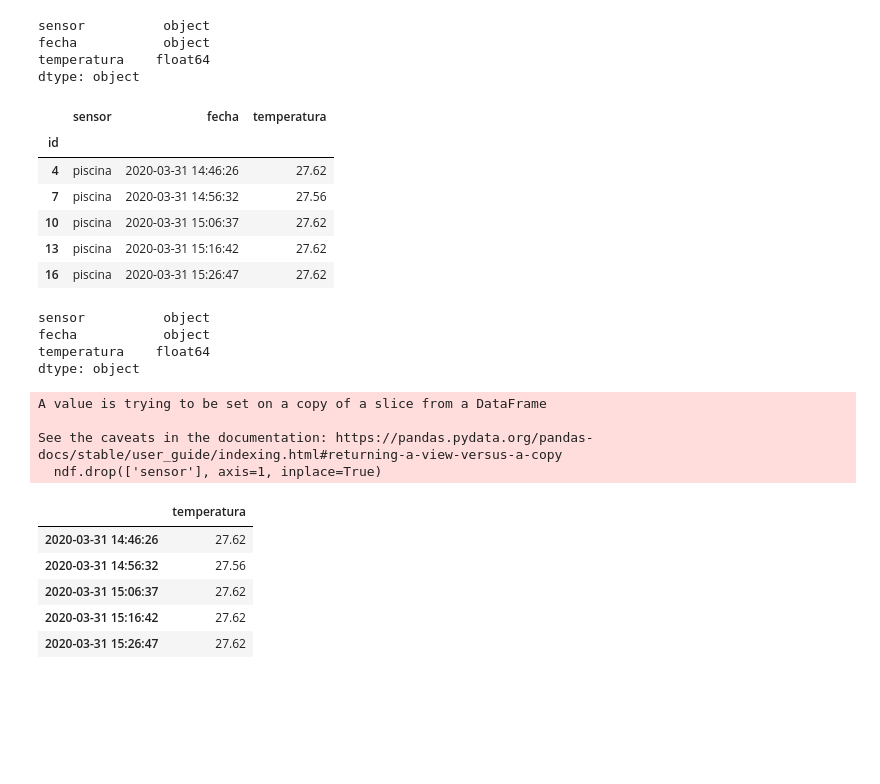
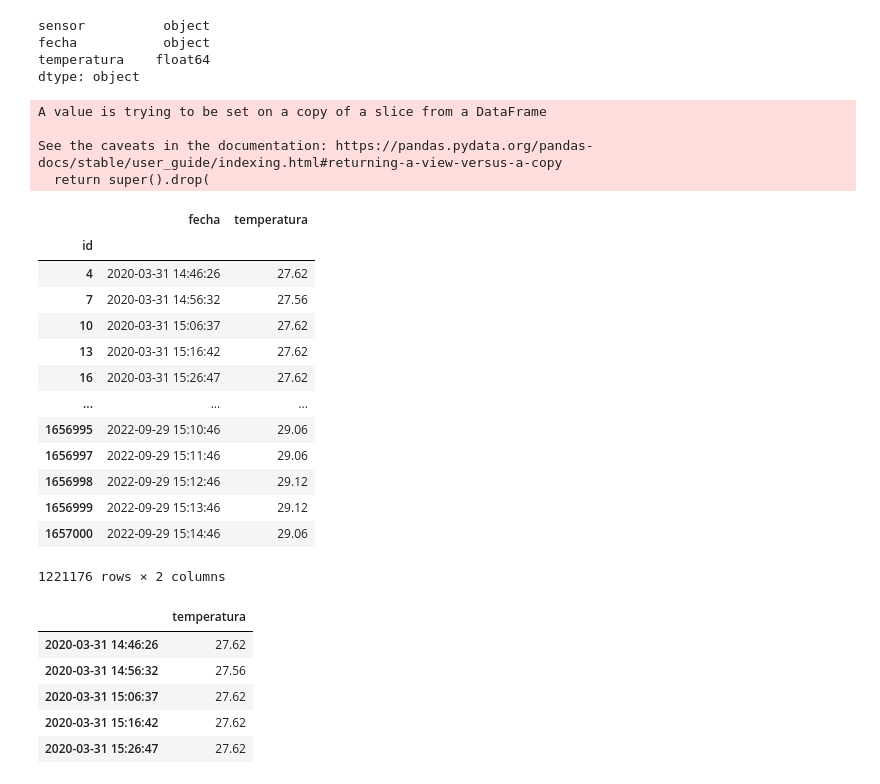
Before and after one commit to SebastianOrtega/tempAnalisis, a Jupyter notebook: temperaturas.ipynb, the cells around one changed output. Drawn from its saved outputs; the diff is of its cells as text; code cells hidden in the pictures; blank space fills up the shorter version.

```diff
--- a/temperaturas.ipynb
+++ b/temperaturas.ipynb
@@ -30,32 +31,29 @@ sensor          object
 fecha           object
 temperatura    float64
 dtype: object
-# %%
-ndf.head()
-# %% [output]
-|  | sensor | fecha | temperatura |
-| id |  |  |  |
-| 4 | piscina | 2020-03-31 14:46:26 | 27.62 |
-| 7 | piscina | 2020-03-31 14:56:32 | 27.56 |
-| 10 | piscina | 2020-03-31 15:06:37 | 27.62 |
-| 13 | piscina | 2020-03-31 15:16:42 | 27.62 |
-| 16 | piscina | 2020-03-31 15:26:47 | 27.62 |
-# %%
-ndf.dtypes
-# %% [output]
-sensor          object
-fecha           object
-temperatura    float64
-dtype: object
 # %%
 
 ndf.drop(['sensor'], axis=1, inplace=True)
-#ndf
+ndf
 # %% [output]
 A value is trying to be set on a copy of a slice from a DataFrame
 
 See the caveats in the documentation: https://pandas.pydata.org/pandas-docs/stable/user_guide/indexing.html#returning-a-view-versus-a-copy
-  ndf.drop(['sensor'], axis=1, inplace=True)
+  return super().drop(
+|  | fecha | temperatura |
+| id |  |  |
+| 4 | 2020-03-31 14:46:26 | 27.62 |
+| 7 | 2020-03-31 14:56:32 | 27.56 |
+| 10 | 2020-03-31 15:06:37 | 27.62 |
+| 13 | 2020-03-31 15:16:42 | 27.62 |
+| 16 | 2020-03-31 15:26:47 | 27.62 |
+| ... | ... | ... |
+| 1656995 | 2022-09-29 15:10:46 | 29.06 |
+| 1656997 | 2022-09-29 15:11:46 | 29.06 |
+| 1656998 | 2022-09-29 15:12:46 | 29.12 |
+| 1656999 | 2022-09-29 15:13:46 | 29.12 |
+| 1657000 | 2022-09-29 15:14:46 | 29.06 |
+1221176 rows × 2 columns
 # %%
 datetime_index = pd.DatetimeIndex(ndf.fecha.values)
 
```
Also changed, not shown: parts of 8 cells of this notebook.
